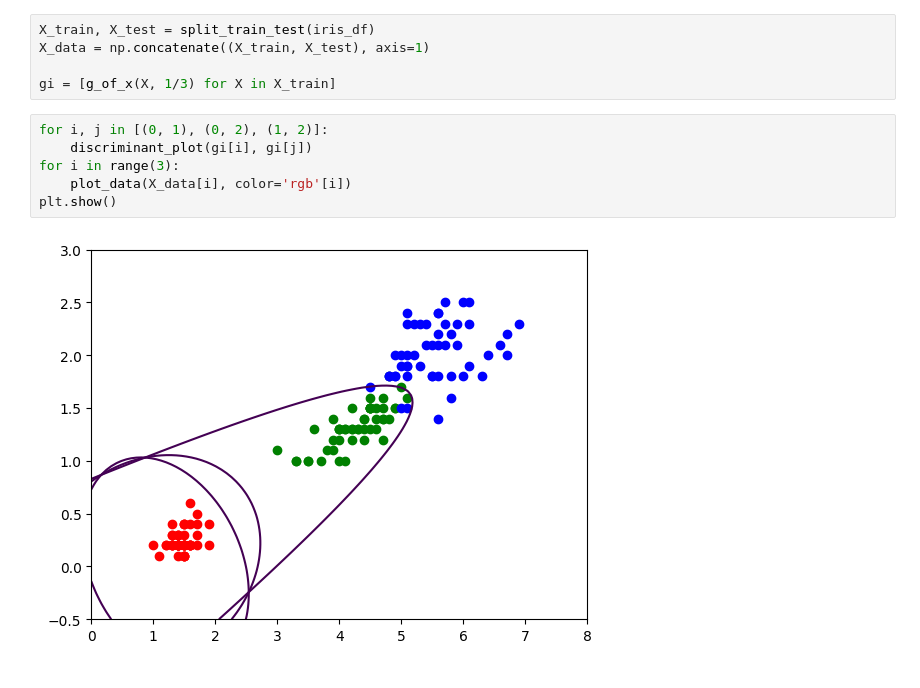
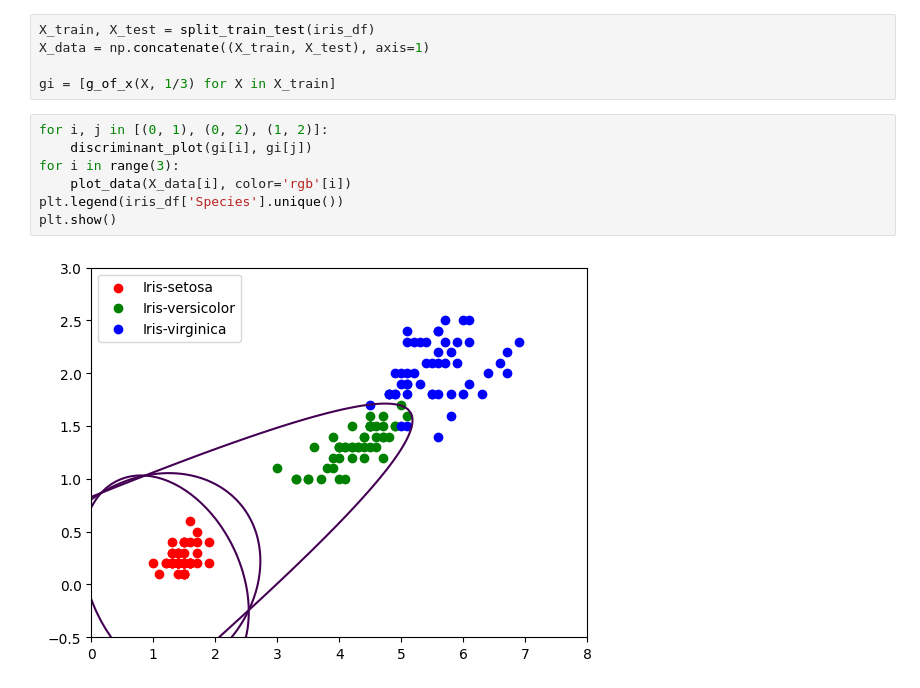
Before and after one commit to abhishekmj303/PR-ML-Lab, a Jupyter notebook: 07-Lab/q4.ipynb, the cells around one changed output. Cells and saved outputs as stored; diff of their text form.

Commit message:
Update legend for plots

```diff
--- a/07-Lab/q4.ipynb
+++ b/07-Lab/q4.ipynb
@@ -66,8 +66,9 @@ gi = [g_of_x(X, 1/3) for X in X_train]
 # %%
 for i, j in [(0, 1), (0, 2), (1, 2)]:
     discriminant_plot(gi[i], gi[j])
 for i in range(3):
     plot_data(X_data[i], color='rgb'[i])
+plt.legend(iris_df['Species'].unique())
 plt.show()
 # %% [output]
-[figure, old version]
+[figure, new version]
```
Also changed, not shown: 3 other files.
